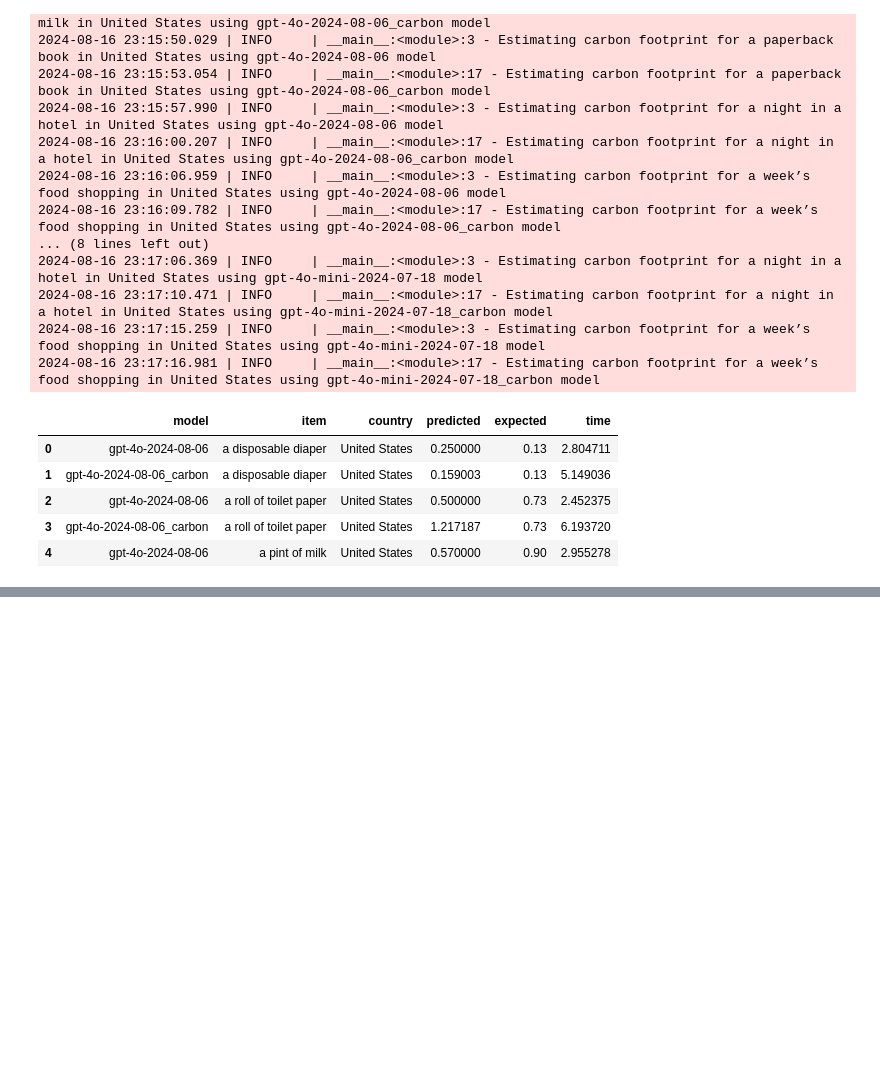
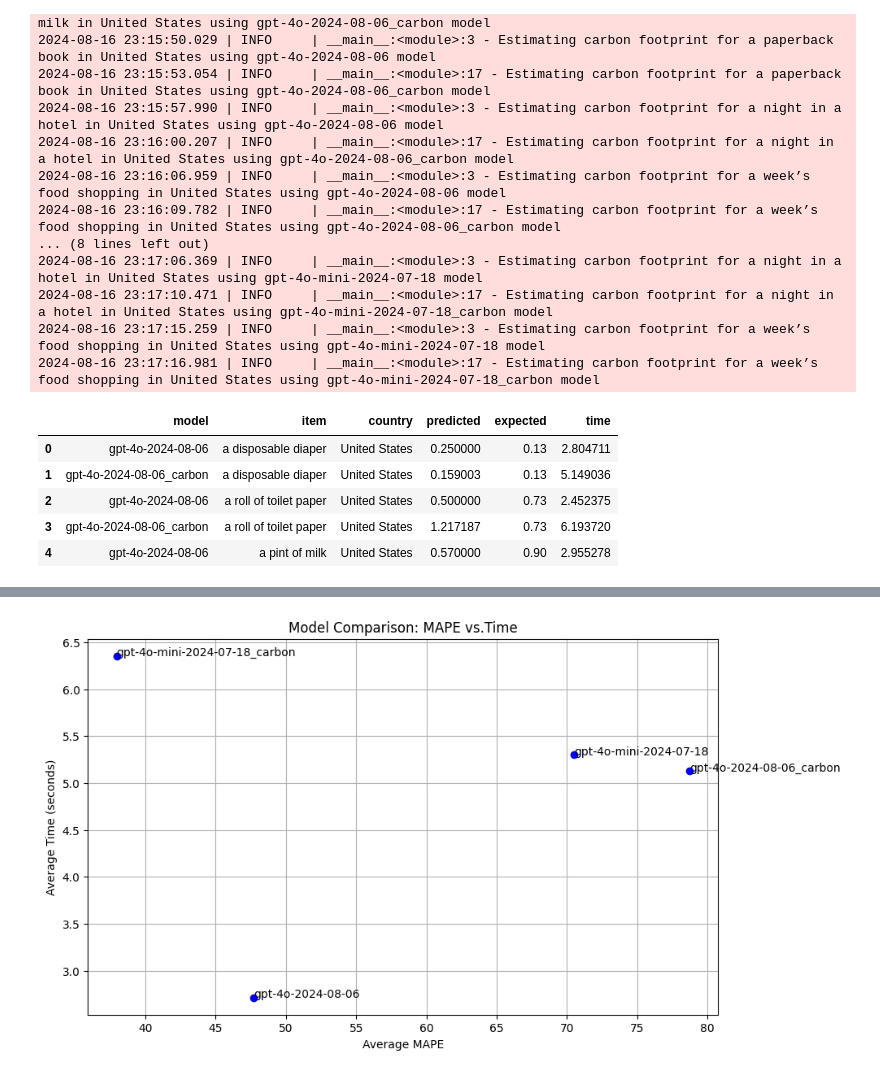
Before and after one commit to aastroza/carbonada, a Jupyter notebook: notebooks/02_evaluation_harness.ipynb, the cells around one changed output, grey strips where cells are left out. Drawn from its saved outputs; the diff is of its cells as text; code cells hidden in the pictures; blank space fills up the shorter version.

```diff
--- a/notebooks/02_evaluation_harness.ipynb
+++ b/notebooks/02_evaluation_harness.ipynb
@@ -113,3 +115,19 @@ plt.show()
+# %%
+# Plotting the comparison
+plt.figure(figsize=(10, 6))
+plt.scatter(model_comparison['average_mape'], model_comparison['average_time'], color='blue')
+
+# Annotate points with model names
+for i in range(len(model_comparison)):
+    plt.text(model_comparison['average_mape'][i], model_comparison['average_time'][i], model_comparison['model'][i])
+
+plt.xlabel('Average MAPE')
+plt.ylabel('Average Time (seconds)')
+plt.title('Model Comparison: MAPE vs.Time')
+plt.grid(True)
+plt.show()
+# %% [output]
+[figure, added]
 # %%
 df
 # %% [output]
```
Also changed, not shown: parts of 5 cells of this notebook.
